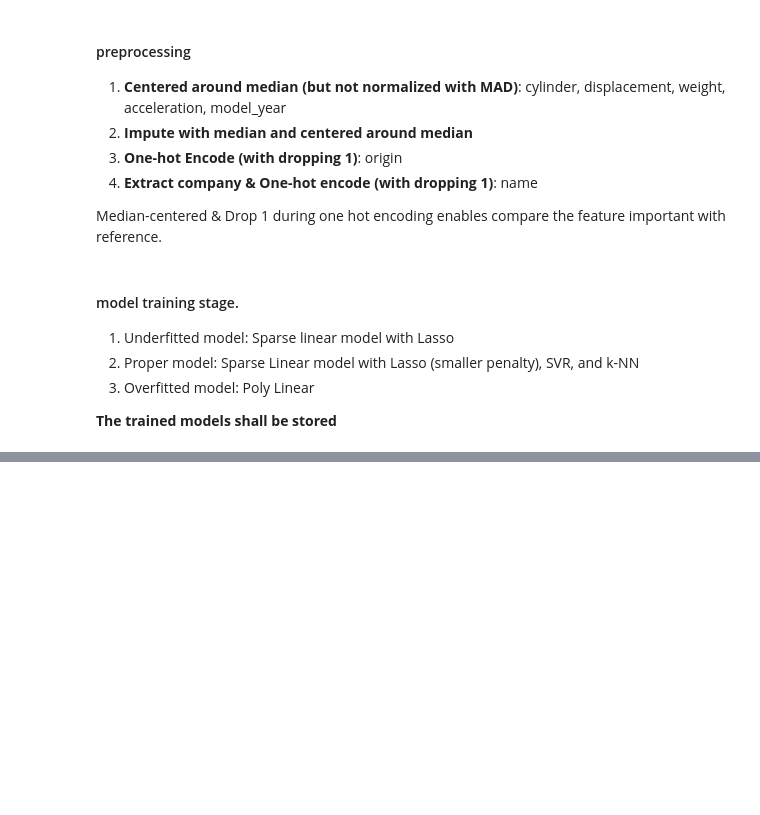
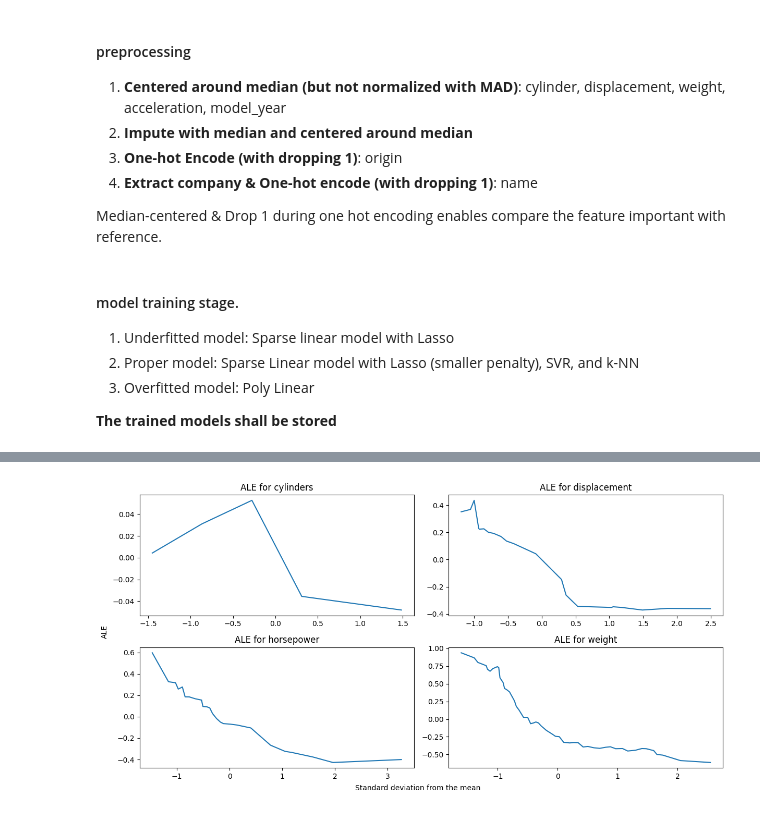
Before and after one commit to cica34/summer24, a Jupyter notebook: autompg.ipynb, the cells around one changed output, grey strips where cells are left out. Saved outputs shown, nothing was run; the diff lists cells and outputs as text; code cells hidden in the pictures; blank space fills up the shorter version.

```diff
--- a/autompg.ipynb
+++ b/autompg.ipynb
@@ -144,0 +140,16 @@ joblib.dump(sparsel_proper_pipeline, 'Models/Autompg_overfitted_poly.pkl')
+# %%
+from alibi.explainers import ALE, plot_ale
+ale = ALE(random_forest.predict, feature_names=names, target_names="MPG")
+exp = ale.explain(X)
+
+fig, axes = plt.subplots(2, 2, figsize=(12, 6))
+for i, ax in enumerate(axes.flatten()):
+    feature = exp.feature_values[i]
+    ax.plot(exp.feature_values[i], exp.ale_values[i])
+    ax.set_title(f'ALE for {names[i]}')
+fig.text(0.5, 0., 'Standard deviation from the mean', ha='center', va='center')
+fig.text(0., 0.5, 'ALE', ha='center', va='center', rotation='vertical')
+plt.tight_layout()
+plt.show()
+# %% [output]
+[figure, added]
```
Also changed, not shown: parts of 23 cells of this notebook, 5 other files.
